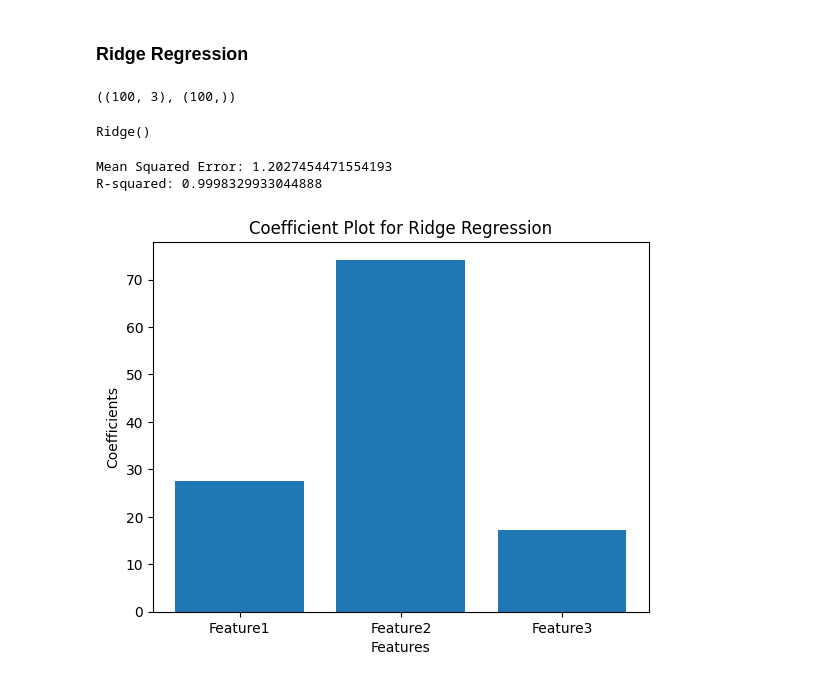
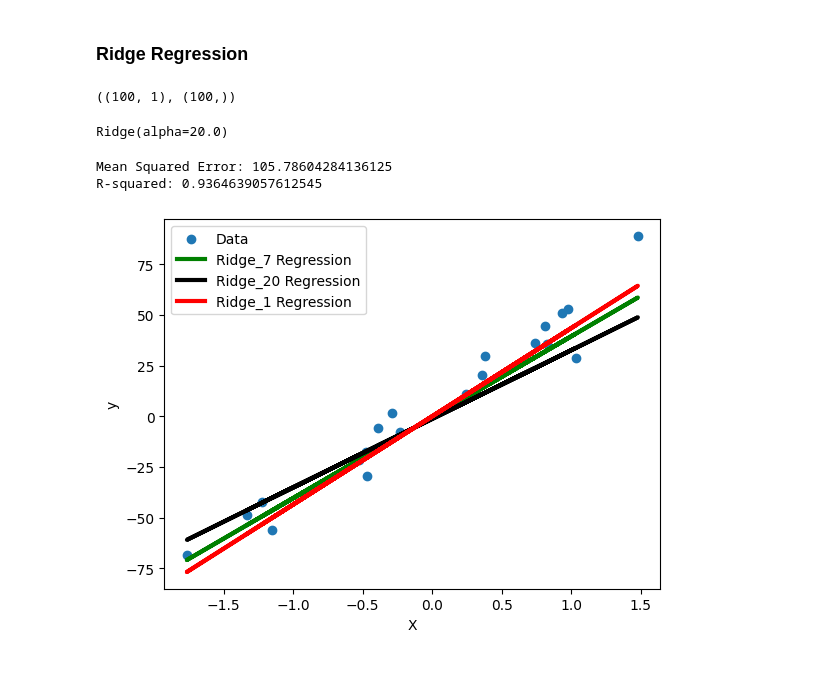
Before and after one commit to izam-mohammed/ML_algorithms, a Jupyter notebook: Linear Regression/ridge_regression.ipynb, the cells around one changed output. Saved outputs shown, nothing was run; the diff lists cells and outputs as text; code cells hidden in the pictures.

Commit message:
added some miscellaneous as well as Linear Regression

```diff
--- a/Linear Regression/ridge_regression.ipynb
+++ b/Linear Regression/ridge_regression.ipynb
@@ -15,10 +15,10 @@ import matplotlib.pyplot as plt
 # %%
 # data
 
-X, y = make_regression(n_samples=100, n_features=3, noise=0.1, random_state=42)
+X, y = make_regression(n_samples=100, n_features=1, noise=10, random_state=42)
 X.shape, y.shape
 # %% [output]
-((100, 3), (100,))
+((100, 1), (100,))
 # %%
 # splitting
 
@@ -27,13 +27,20 @@ X_train, X_test, y_train, y_test = train_test_split(X, y, test_size=0.2, random_
 # model
 
 ridge_model = Ridge(alpha=1.0)
+ridge_model7 = Ridge(alpha=7.0)
+ridge_model20 = Ridge(alpha=20.0)
+
 ridge_model.fit(X_train, y_train)
+ridge_model7.fit(X_train, y_train)
+ridge_model20.fit(X_train, y_train)
 # %% [output]
-Ridge()
+Ridge(alpha=20.0)
 # %%
 # predict
 
 y_pred = ridge_model.predict(X_test)
+y_pred7 = ridge_model7.predict(X_test)
+y_pred20 = ridge_model20.predict(X_test)
 # %%
 # evaluate
 
@@ -43,17 +50,19 @@ r2 = r2_score(y_test, y_pred)
 print(f"Mean Squared Error: {mse}")
 print(f"R-squared: {r2}")
 # %% [output]
-Mean Squared Error: 1.2027454471554193
-R-squared: 0.9998329933044888
+Mean Squared Error: 105.78604284136125
+R-squared: 0.9364639057612545
-# %%
-# visualise the coeff
-
-feature_names = ['Feature1', 'Feature2', 'Feature3']
-coefficients = ridge_model.coef_
-plt.bar(feature_names, coefficients)
-plt.xlabel("Features")
-plt.ylabel("Coefficients")
-plt.title("Coefficient Plot for Ridge Regression")
-plt.show()
-# %% [output]
-[figure, removed]
+# %%
+# Plot the data and the Lasso regression line
+
+plt.scatter(X_test, y_test, label='Data')
+plt.plot(X_test, y_pred7, color='green', linewidth=3, label='Ridge_7 Regression')
+plt.plot(X_test, y_pred20, color='black', linewidth=3, label='Ridge_20 Regression')
+plt.plot(X_test, y_pred, color='red', linewidth=3, label='Ridge_1 Regression')
+
+plt.xlabel('X')
+plt.ylabel('y')
+plt.legend()
+plt.show()
+# %% [output]
+[figure, added]
```
Also changed, not shown: 8 other files.
